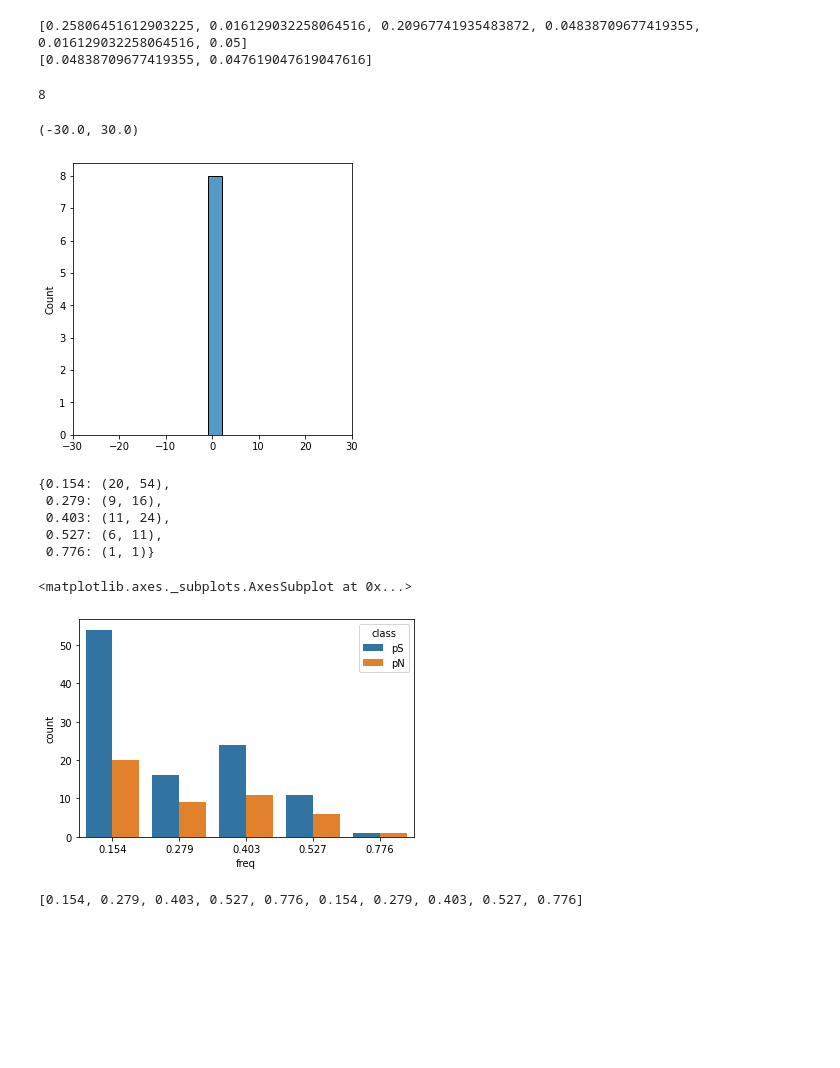
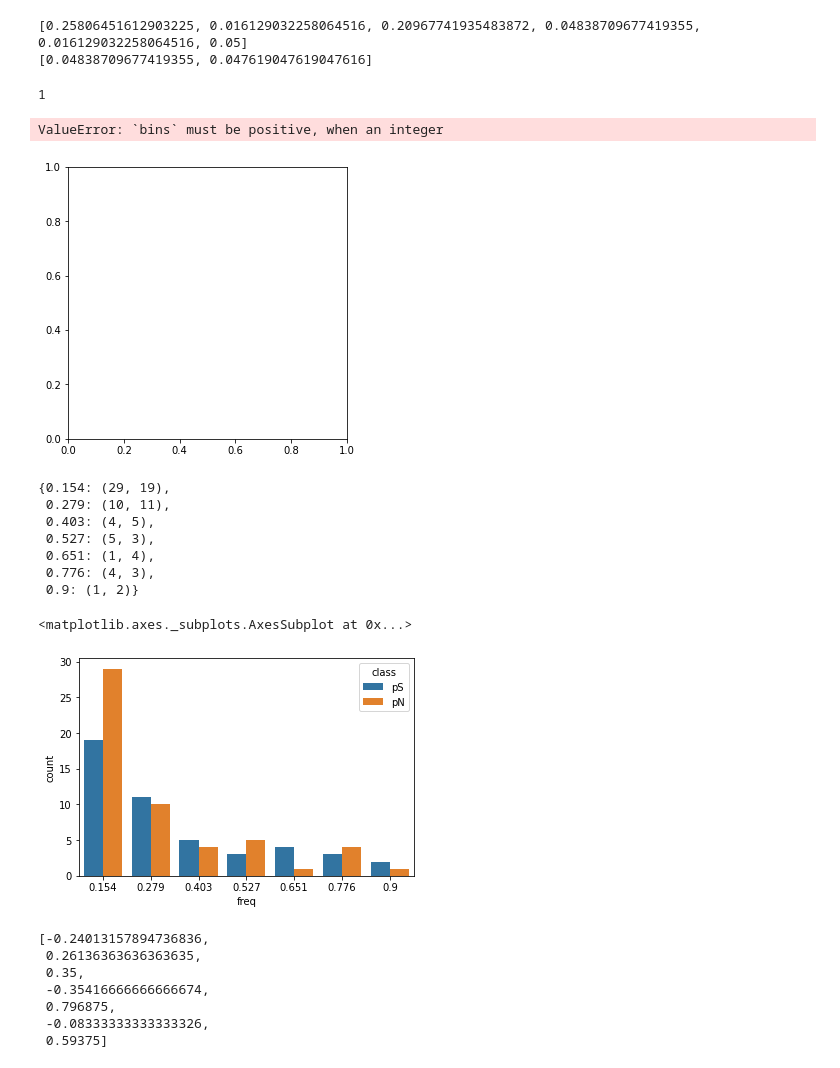
Before and after one commit to osipovarev/Brood_parasites_analysis, a Jupyter notebook: mk_extensions.ipynb, the cells around one changed output. Cells and saved outputs as stored; diff of their text form; code cells hidden in the pictures; blank space fills up the shorter version.

```diff
--- a/mk_extensions.ipynb
+++ b/mk_extensions.ipynb
@@ -235,7 +261,7 @@ with open(file_name, 'r') as inf:
 i = 0
 delta_list = []
 
-for g in mk_dict:
+for g in ['DST']:
 #     g = 'MOV10L1'
     d = mk_dict[g]['dN']
     d0 = mk_dict[g]['dS']
@@ -244,45 +270,46 @@ for g in mk_dict:
     standard_alpha = mk_dict[g]['standard_alpha']
 
     if (d > 0) and (standard_alpha != 'NaN'):
         freq_dict = make_sfs(pN_list, pS_list)
         alpha = claculate_alpha_x(d, d0, freq_dict)
         if len(alpha) > 1:
             asympt_alpha = linear_fit_alpha(alpha, freq_dict)
 #             print('standard alpha: {}; asymptotic alpha: {}'.format(standard_alpha, asympt_alpha))
             delta_list.append(asympt_alpha - standard_alpha)
             i += 1
         else:
             asympt_alpha = standard_alpha
 
     ## plot data
 
     # f = list(freq_dict.keys())
     # p = [freq_dict[f][0] for f in freq_dict]
     # p0 = [freq_dict[f][1] for f in freq_dict]
     # print(f)
     # print(p)
     # print(p0)
     # print(d)
     # print(d0)
 #         print('standard alpha: {}; asymptotic alpha: {}'.format(standard_alpha, asympt_alpha))
 print(i)
 
 fig, axes = plt.subplots(figsize=(5, 5))
 sns.histplot(delta_list, binwidth=3)
 axes.set_xlim(-30, 30)
 # %% [output]
-8
+1
-(-30.0, 30.0)
+ValueError: `bins` must be positive, when an integer
-[figure, old version]
+[figure, new version]
 # %%
 freq_dict
-# pd.DataFrame.from_dict(freq_dict)
 # %% [output]
-{0.154: (20, 54),
- 0.279: (9, 16),
- 0.403: (11, 24),
- 0.527: (6, 11),
- 0.776: (1, 1)}
+{0.154: (29, 19),
+ 0.279: (10, 11),
+ 0.403: (4, 5),
+ 0.527: (5, 3),
+ 0.651: (1, 4),
+ 0.776: (4, 3),
+ 0.9: (1, 2)}
 # %%
 df_g = pd.DataFrame(zip(list(freq_dict.keys()) * 2,
                         [i[1] for i in freq_dict.values()] + [i[0] for i in freq_dict.values()],
@@ -292,8 +319,14 @@ df_g = pd.DataFrame(zip(list(freq_dict.keys()) * 2,
 sns.barplot(data=df_g, x='freq', y='count', hue='class')
 # %% [output]
 <matplotlib.axes._subplots.AxesSubplot at 0x...>
-[figure, old version]
+[figure, new version]
 # %%
-list(freq_dict.keys()) * 2
+alpha
 # %% [output]
-[0.154, 0.279, 0.403, 0.527, 0.776, 0.154, 0.279, 0.403, 0.527, 0.776]
+[-0.24013157894736836,
+ 0.26136363636363635,
+ 0.35,
+ -0.35416666666666674,
+ 0.796875,
+ -0.08333333333333326,
+ 0.59375]
```
Also changed, not shown: parts of 9 cells of this notebook.
